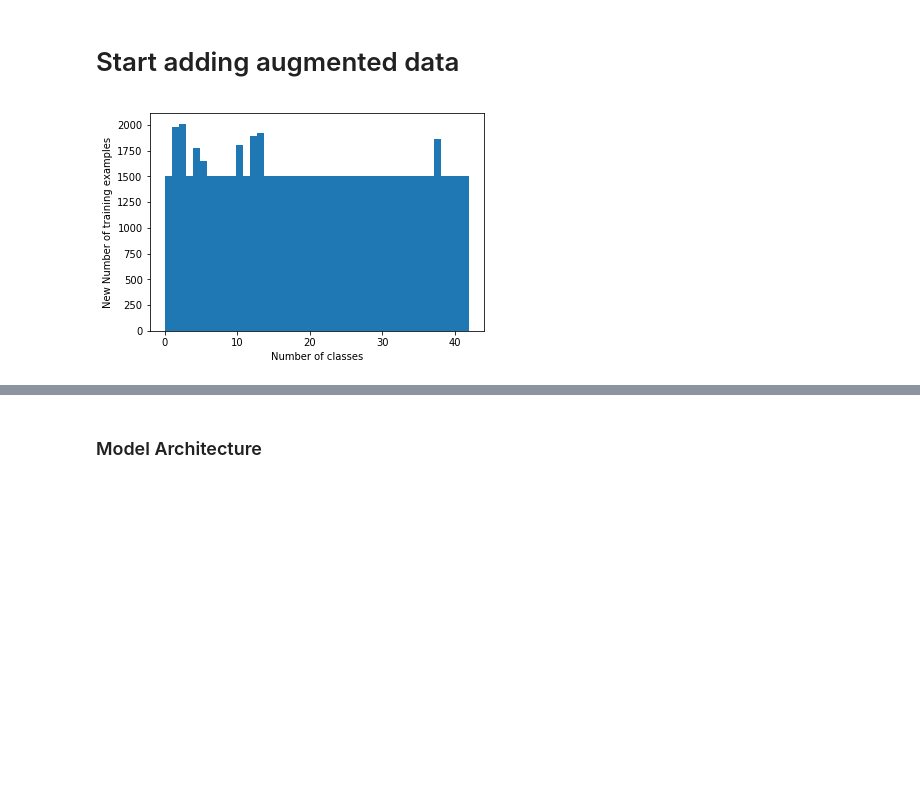
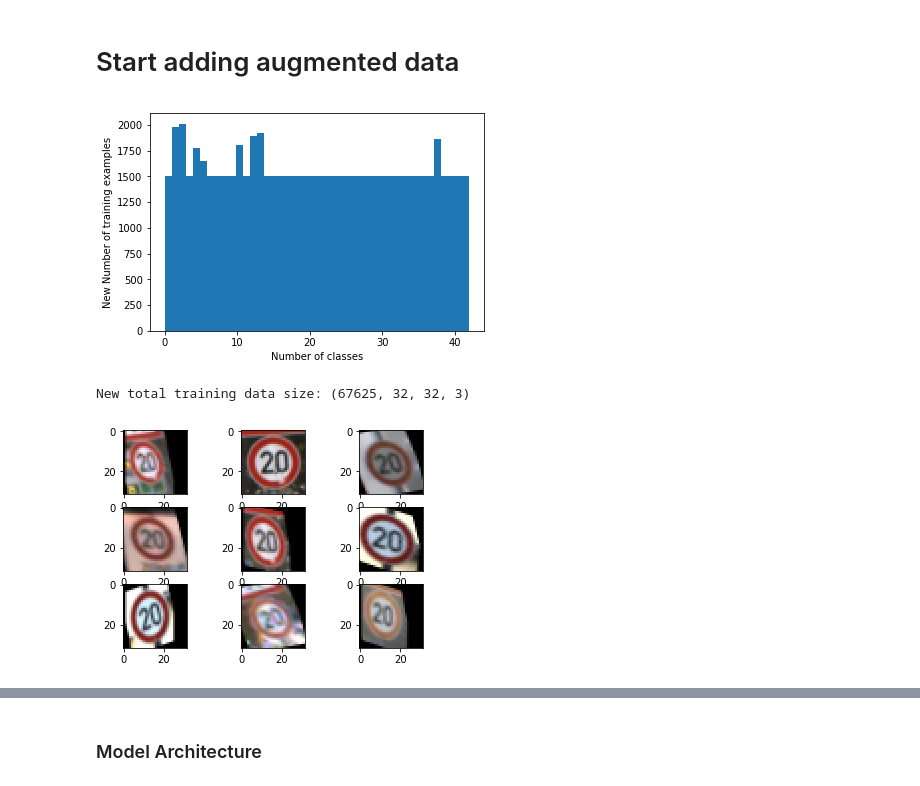
Before and after one commit to rudraxx/sdnd_abhishek, a Jupyter notebook: CarND-Traffic-Sign-Classifier-Project/Traffic_Sign_Classifier.ipynb, the cells around one changed output, grey strips where cells are left out. Cells and saved outputs as stored; diff of their text form; code cells hidden in the pictures; blank space fills up the shorter version.

```diff
--- a/CarND-Traffic-Sign-Classifier-Project/Traffic_Sign_Classifier.ipynb
+++ b/CarND-Traffic-Sign-Classifier-Project/Traffic_Sign_Classifier.ipynb
@@ -250,6 +240,22 @@ from sklearn.utils import shuffle
 X_train, y_train = shuffle(X_train,y_train)
 
 n_train = X_train.shape[0]
+
+print("New total training data size: {} ".format(X_train.shape))
+
+print(" Display an actual image and augmented image")
 # %% [output]
 [figure]
+New total training data size: (67625, 32, 32, 3)
+# %%
+# Plot a few of the new imageset for category 0
+
+temp = X_train[y_train==0]
+# print(temp.shape)
+for i in range(9):
+    plt.subplot(3,3,i+1), plt.imshow(temp[np.random.randint(0,temp.shape[0])])
+
+plt.show()
+# %% [output]
+[figure, added]
 # %%
```
Also changed, not shown: parts of 17 cells of this notebook, 23 other files.
